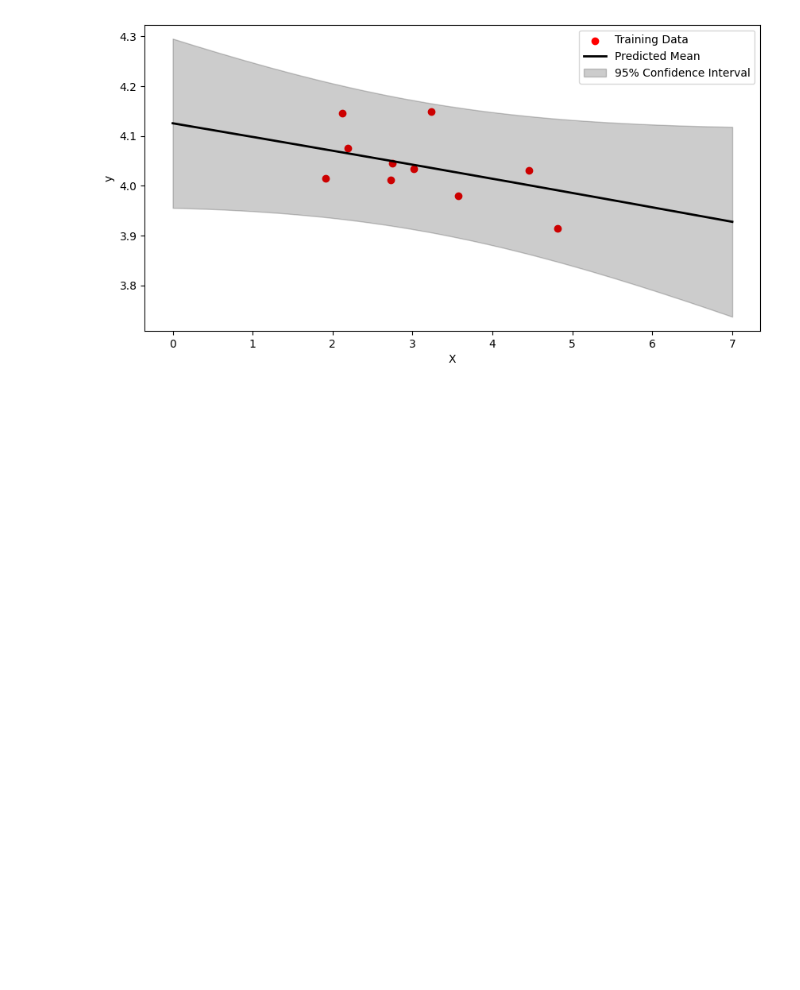
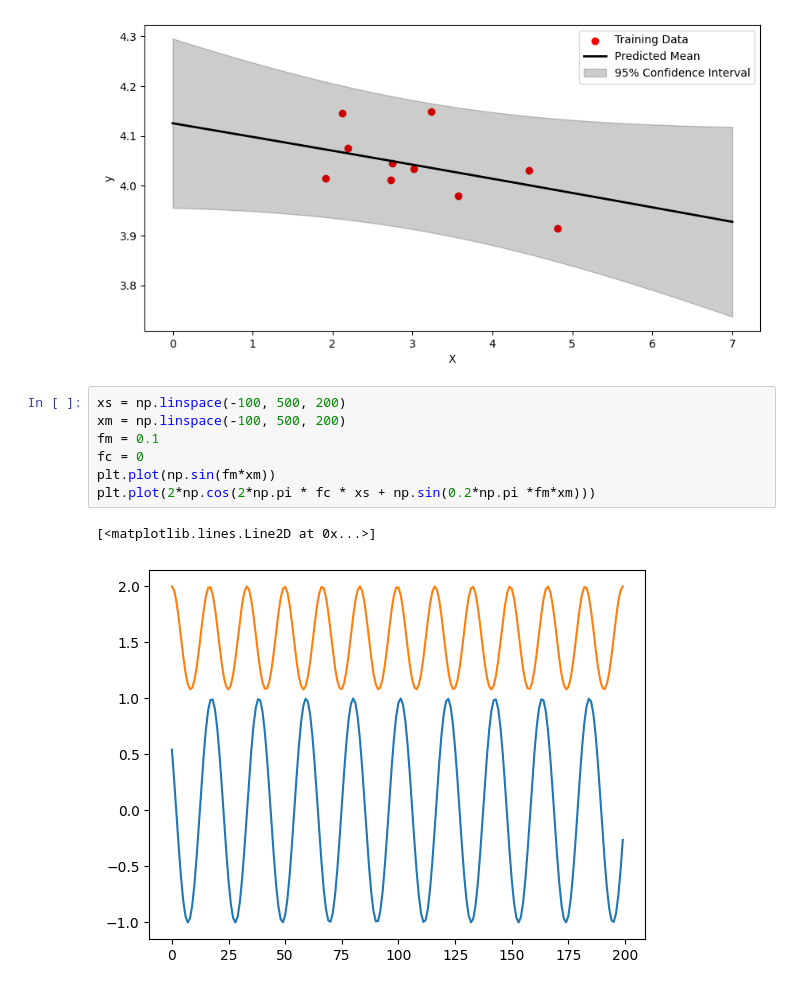
Before and after one commit to JVerbeek/pnc-eval, a Jupyter notebook: sanity-check.ipynb, the cells around one changed output. Drawn from its saved outputs; the diff is of its cells as text; blank space fills up the shorter version.

```diff
--- a/sanity-check.ipynb
+++ b/sanity-check.ipynb
@@ -82,3 +80,13 @@ plt.legend()
 plt.show()
 # %% [output]
 [figure]
+# %%
+xs = np.linspace(-100, 500, 200)
+xm = np.linspace(-100, 500, 200)
+fm = 0.1
+fc = 0
+plt.plot(np.sin(fm*xm))
+plt.plot(2*np.cos(2*np.pi * fc * xs + np.sin(0.2*np.pi *fm*xm)))
+# %% [output]
+[<matplotlib.lines.Line2D at 0x...>]
+[figure, added]
```
Also changed, not shown: parts of 2 cells of this notebook, 2 other files.
